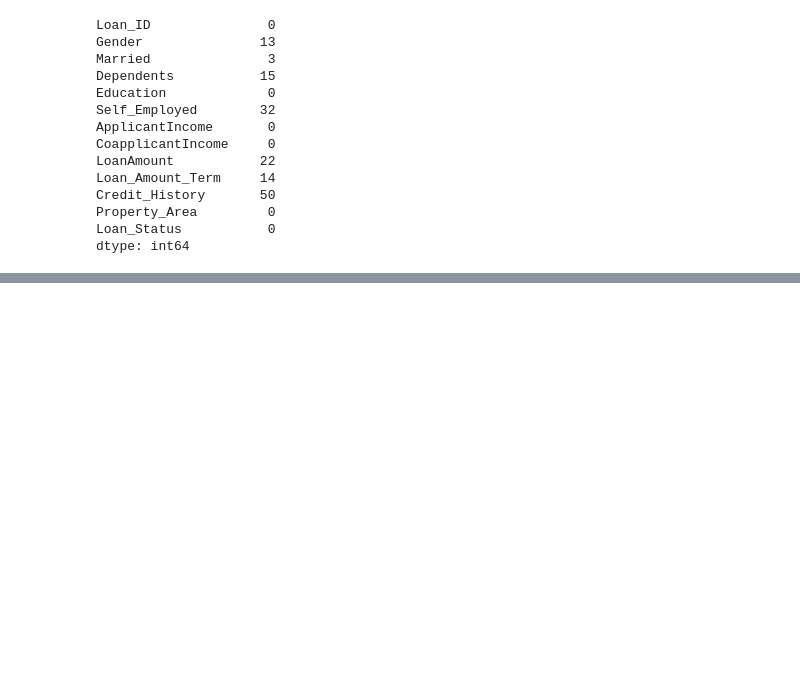
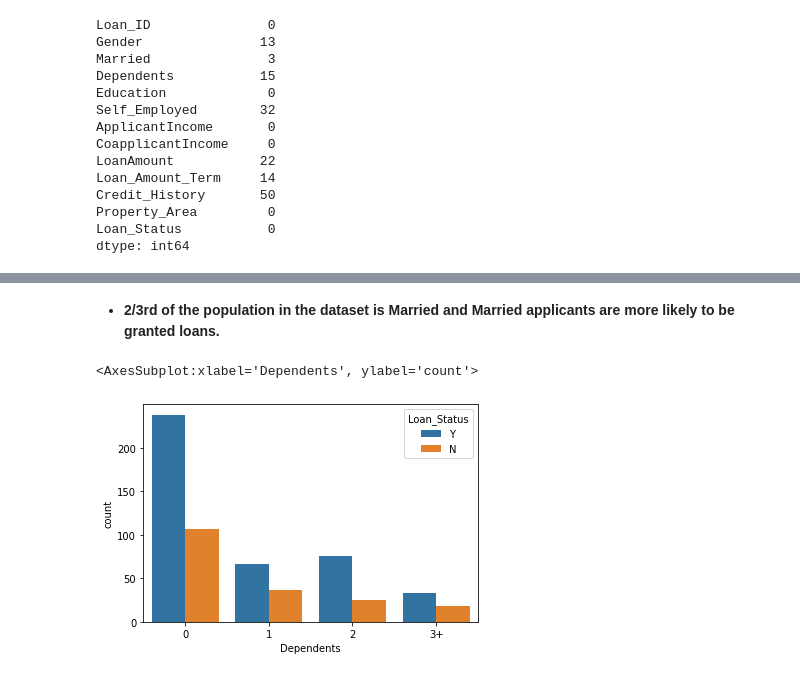
Before and after one commit to rohanstomar11/Machine-Learning, a Jupyter notebook: 6.) Loan Approval Prediction/LoanApprovalPrediction.ipynb, the cells around one changed output, grey strips where cells are left out. Saved outputs shown, nothing was run; the diff lists cells and outputs as text; code cells hidden in the pictures; blank space fills up the shorter version.

```diff
--- a/6.) Loan Approval Prediction/LoanApprovalPrediction.ipynb
+++ b/6.) Loan Approval Prediction/LoanApprovalPrediction.ipynb
@@ -98,0 +125,7 @@ dtype: int64
+# %% [markdown]
+- **2/3rd of the population in the dataset is Married and Married applicants are more likely to be granted loans.**
+# %%
+sns.countplot(x=df['Dependents'], data=df, hue='Loan_Status')
+# %% [output]
+<AxesSubplot:xlabel='Dependents', ylabel='count'>
+[figure, added]
```
Also changed, not shown: parts of 20 cells of this notebook.
